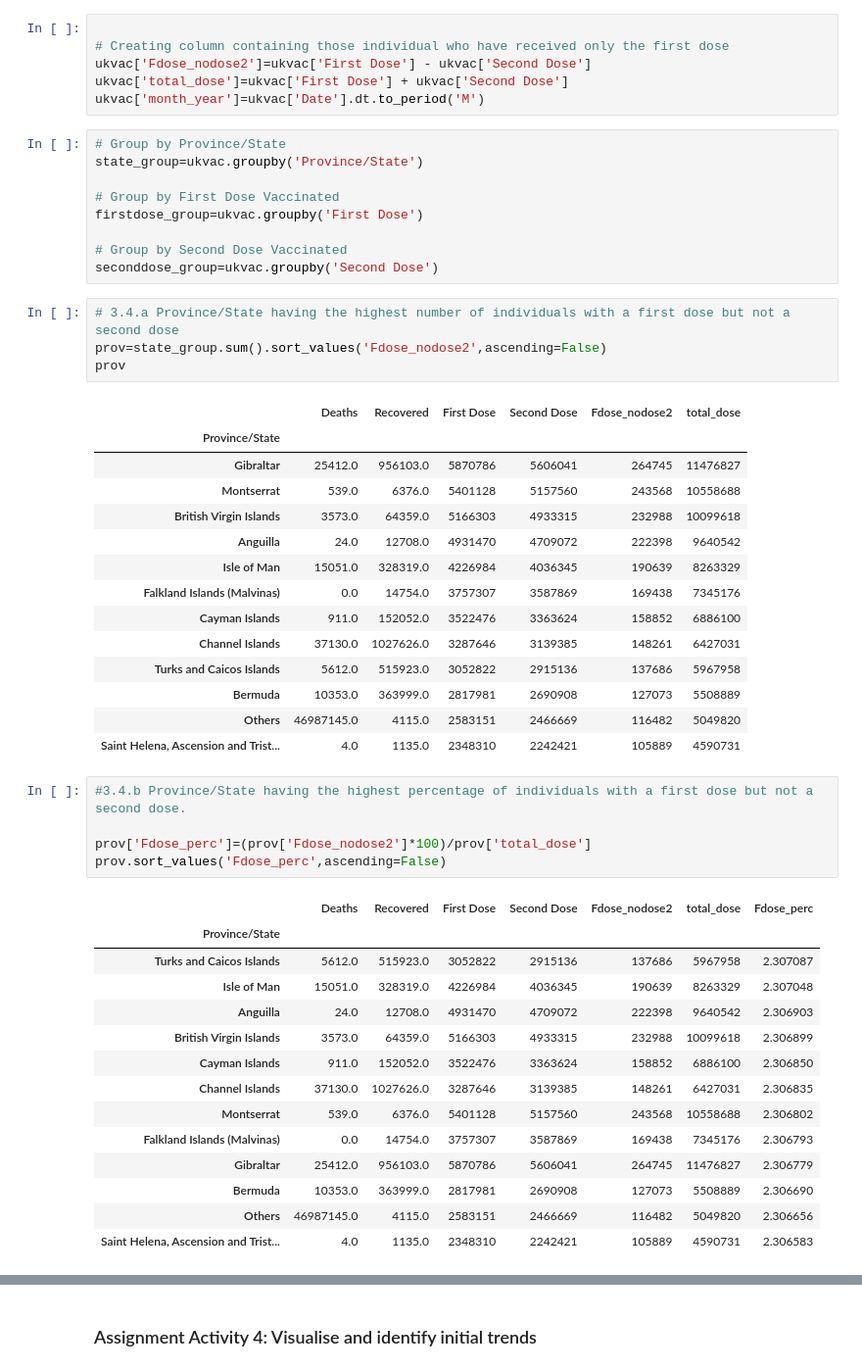
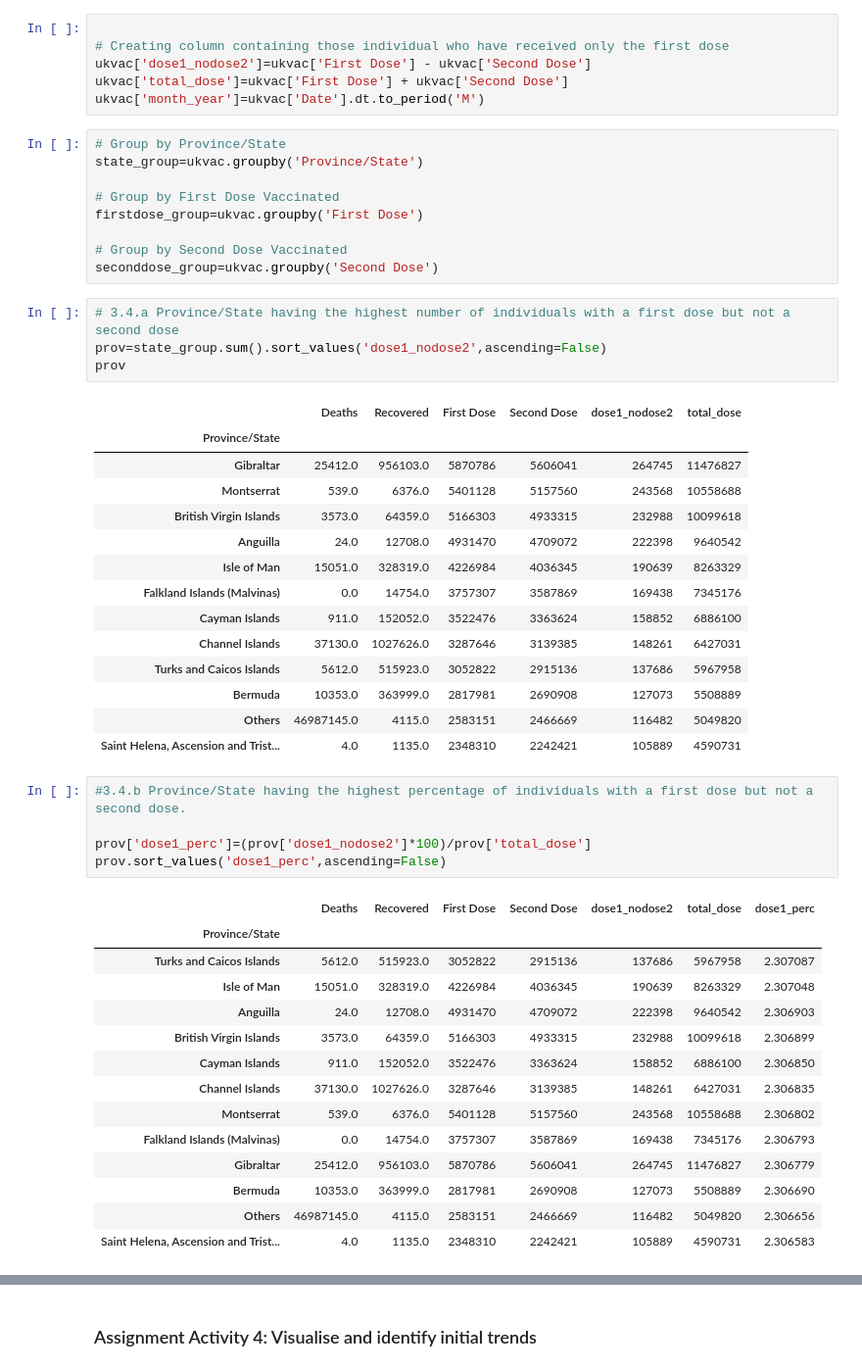
Before and after one commit to shaunanilson/Covid19_Analysis_LSE, a Jupyter notebook: Final Assignment - Uk Covid Cases.ipynb, the cells around one changed output, grey strips where cells are left out. Shown at 98% size. Drawn from its saved outputs; the diff is of its cells as text.

```diff
--- a/Final Assignment - Uk Covid Cases.ipynb
+++ b/Final Assignment - Uk Covid Cases.ipynb
@@ -195,7 +195,7 @@ memory usage: 414.6+ KB
 # %%
 
 # Creating column containing those individual who have received only the first dose
-ukvac['Fdose_nodose2']=ukvac['First Dose'] - ukvac['Second Dose']
+ukvac['dose1_nodose2']=ukvac['First Dose'] - ukvac['Second Dose']
 ukvac['total_dose']=ukvac['First Dose'] + ukvac['Second Dose']
 ukvac['month_year']=ukvac['Date'].dt.to_period('M')
 # %%
@@ -209,10 +209,10 @@ firstdose_group=ukvac.groupby('First Dose')
 seconddose_group=ukvac.groupby('Second Dose')
 # %%
 # 3.4.a Province/State having the highest number of individuals with a first dose but not a second dose
-prov=state_group.sum().sort_values('Fdose_nodose2',ascending=False)
+prov=state_group.sum().sort_values('dose1_nodose2',ascending=False)
 prov
 # %% [output]
-|  | Deaths | Recovered | First Dose | Second Dose | Fdose_nodose2 | total_dose |
+|  | Deaths | Recovered | First Dose | Second Dose | dose1_nodose2 | total_dose |
 | Province/State |  |  |  |  |  |  |
 | Gibraltar | 25412.0 | 956103.0 | 5870786 | 5606041 | 264745 | 11476827 |
 | Montserrat | 539.0 | 6376.0 | 5401128 | 5157560 | 243568 | 10558688 |
@@ -229,10 +229,10 @@ prov
 # %%
 #3.4.b Province/State having the highest percentage of individuals with a first dose but not a second dose.
 
-prov['Fdose_perc']=(prov['Fdose_nodose2']*100)/prov['total_dose']
-prov.sort_values('Fdose_perc',ascending=False)
+prov['dose1_perc']=(prov['dose1_nodose2']*100)/prov['total_dose']
+prov.sort_values('dose1_perc',ascending=False)
 # %% [output]
-|  | Deaths | Recovered | First Dose | Second Dose | Fdose_nodose2 | total_dose | Fdose_perc |
+|  | Deaths | Recovered | First Dose | Second Dose | dose1_nodose2 | total_dose | dose1_perc |
 | Province/State |  |  |  |  |  |  |  |
 | Turks and Caicos Islands | 5612.0 | 515923.0 | 3052822 | 2915136 | 137686 | 5967958 | 2.307087 |
 | Isle of Man | 15051.0 | 328319.0 | 4226984 | 4036345 | 190639 | 8263329 | 2.307048 |
```
Also changed, not shown: parts of 15 cells of this notebook, 3 other files.
